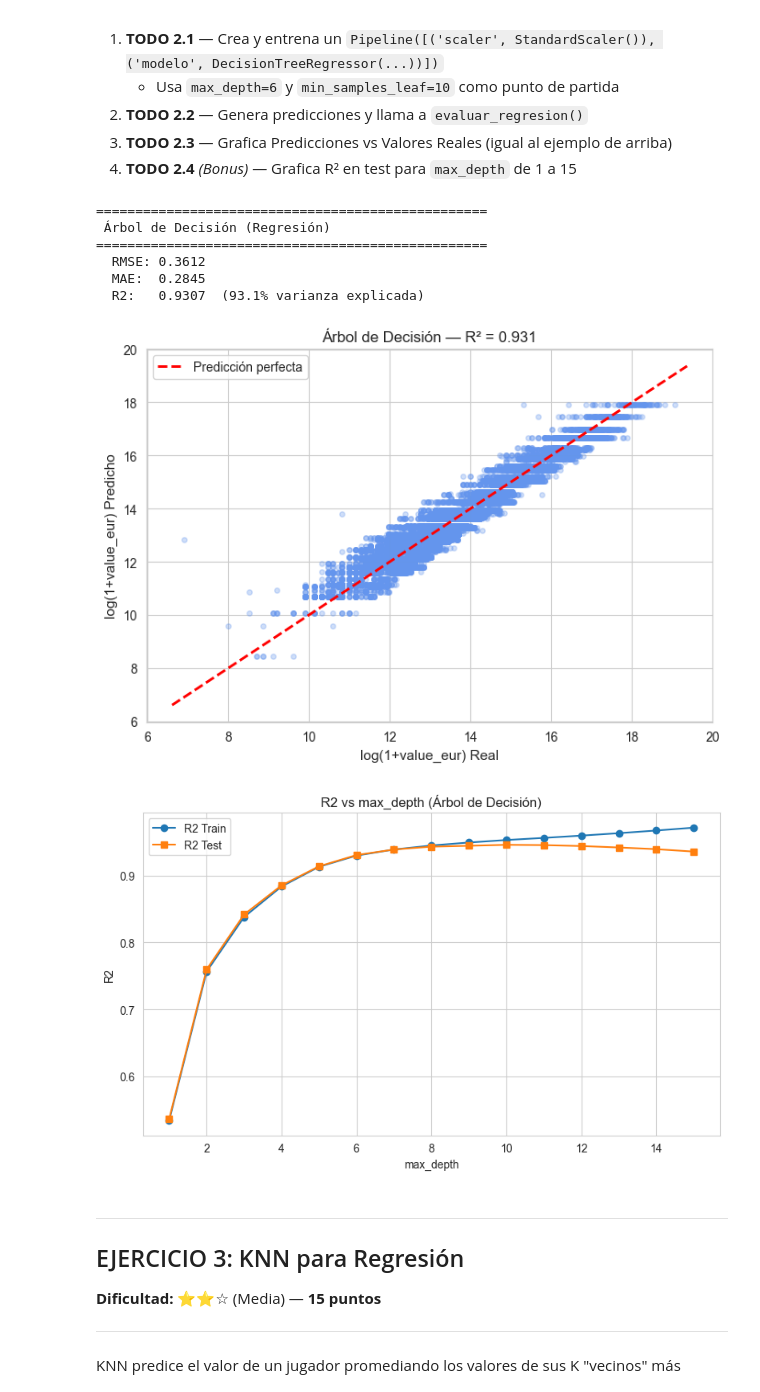
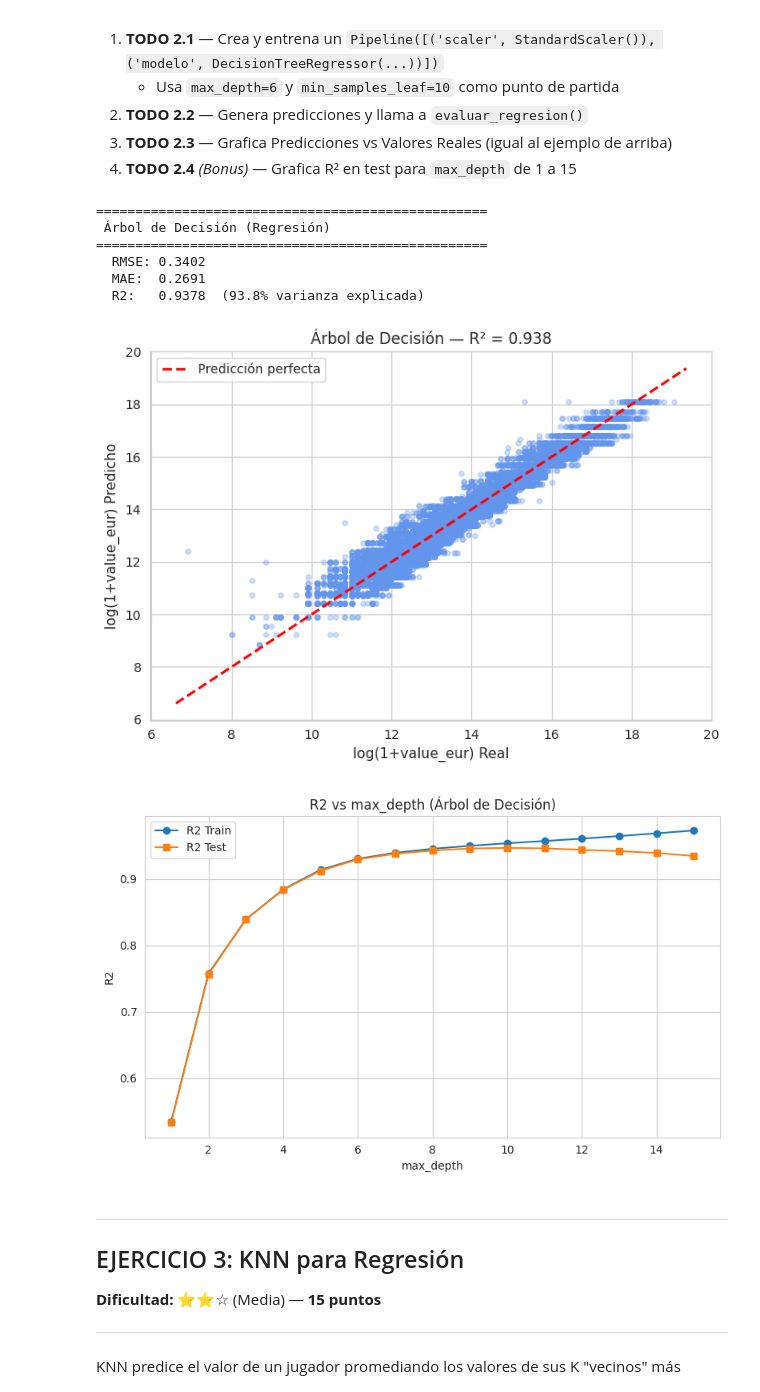
Before and after one commit to bypipe27/informeIA, a Jupyter notebook: Proyecto_FIFA_Players.ipynb, the cells around one changed output. Drawn from its saved outputs; the diff is of its cells as text; code cells hidden in the pictures.

```diff
--- a/Proyecto_FIFA_Players.ipynb
+++ b/Proyecto_FIFA_Players.ipynb
@@ -363,7 +370,7 @@ X_reg = df[FEATURES_NUMERICAS].copy()
 y_reg = np.log1p(df['value_eur'])
 
 X_train_r, X_test_r, y_train_r, y_test_r = train_test_split(
-    X_reg, y_reg, test_size=0.2, random_state=RANDOM_STATE
+    X_reg, y_reg, test_size=0.3, random_state=RANDOM_STATE
 )
 
 # — Clasificación —
@@ -507,7 +514,7 @@ de la regresión lineal.
 # ── TODO 2.1: Pipeline con DecisionTreeRegressor ─────────────────────────────
 pipe_dt_r = Pipeline([
     ('scaler', StandardScaler()),
-    ('modelo', DecisionTreeRegressor(max_depth=6, min_samples_leaf=10, random_state=RANDOM_STATE))
+    ('modelo', DecisionTreeRegressor(max_depth=7, min_samples_leaf=10, random_state=RANDOM_STATE))
 ])
 pipe_dt_r.fit(X_train_r, y_train_r)
 
@@ -532,38 +539,38 @@ plt.show()
 # ── TODO 2.4 (Bonus): R² vs max_depth ────────────────────────────────────────
 profundidades = range(1, 16)
 r2_train_list = []
 r2_test_list  = []
 
 for depth in profundidades:
     pipe_temp = Pipeline([('scaler', StandardScaler()),
                           ('modelo', DecisionTreeRegressor(max_depth=depth, random_state=RANDOM_STATE))])
     # Tu código aquí: fit, predice train y test, calcula r2 para cada uno
     pipe_temp.fit(X_train_r, y_train_r)
     y_pred_train = pipe_temp.predict(X_train_r)
     y_pred_test = pipe_temp.predict(X_test_r)
     r2_train_list.append(r2_score(y_train_r, y_pred_train))
     r2_test_list.append(r2_score(y_test_r, y_pred_test))
 
 
 # Grafica r2_train_list y r2_test_list vs profundidades
 fig, ax = plt.subplots(figsize=(8, 5))
 ax.plot(profundidades, r2_train_list, 'o-', label='R2 Train')
 ax.plot(profundidades, r2_test_list, 's-', label='R2 Test')
 ax.set_xlabel('max_depth')
 ax.set_ylabel('R2')
 ax.set_title('R2 vs max_depth (Árbol de Decisión)')
 ax.legend()
 plt.tight_layout()
 plt.show()
 # %% [output]
 ==================================================
  Árbol de Decisión (Regresión)
 ==================================================
-  RMSE: 0.3612
-  MAE:  0.2845
-  R2:   0.9307  (93.1% varianza explicada)
+  RMSE: 0.3402
+  MAE:  0.2691
+  R2:   0.9378  (93.8% varianza explicada)
-[figure, old version]
+[figure, new version]
-[figure, old version]
+[figure, new version]
 # %% [markdown]
 ---
 ## EJERCICIO 3: KNN para Regresión
```
Also changed, not shown: parts of 20 cells of this notebook.
